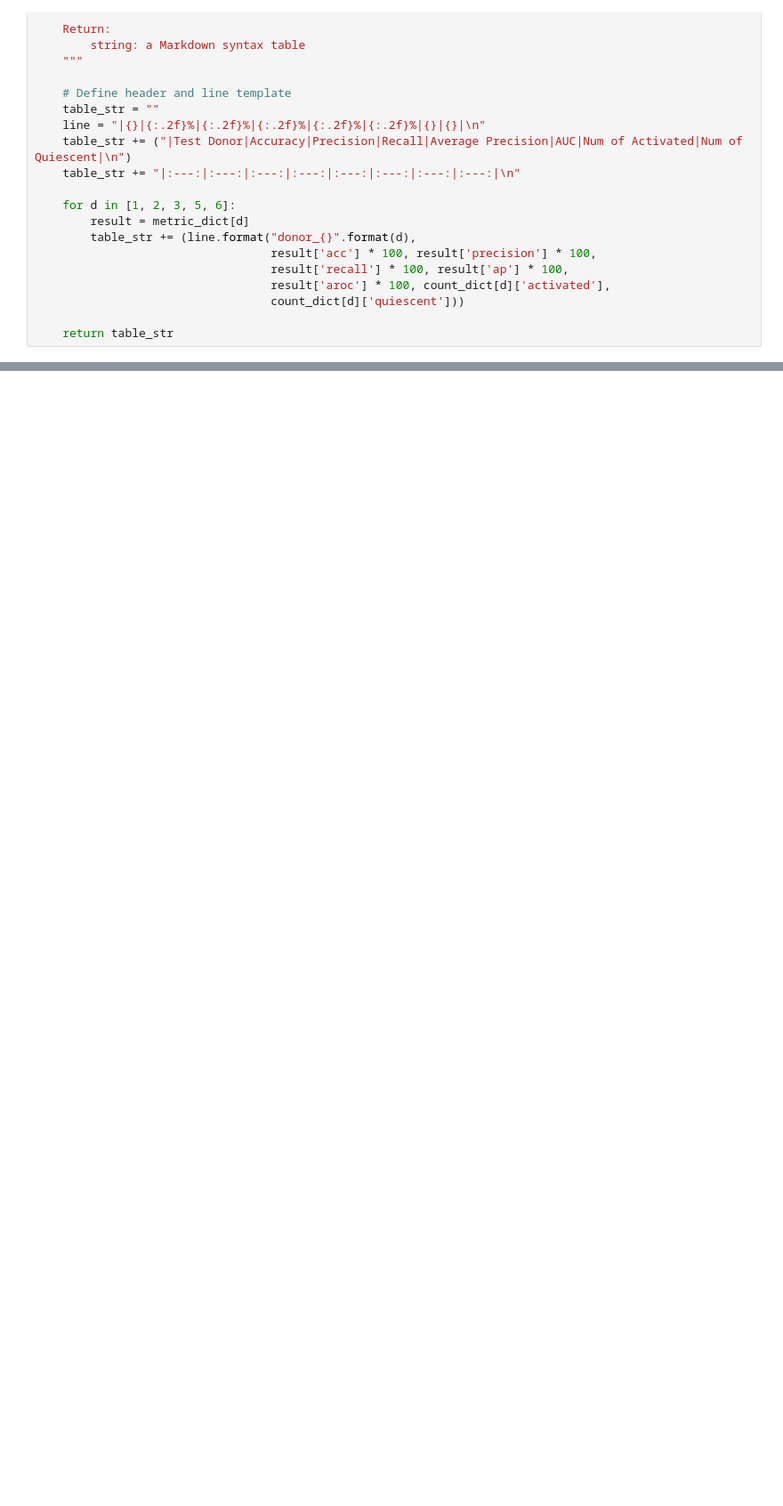
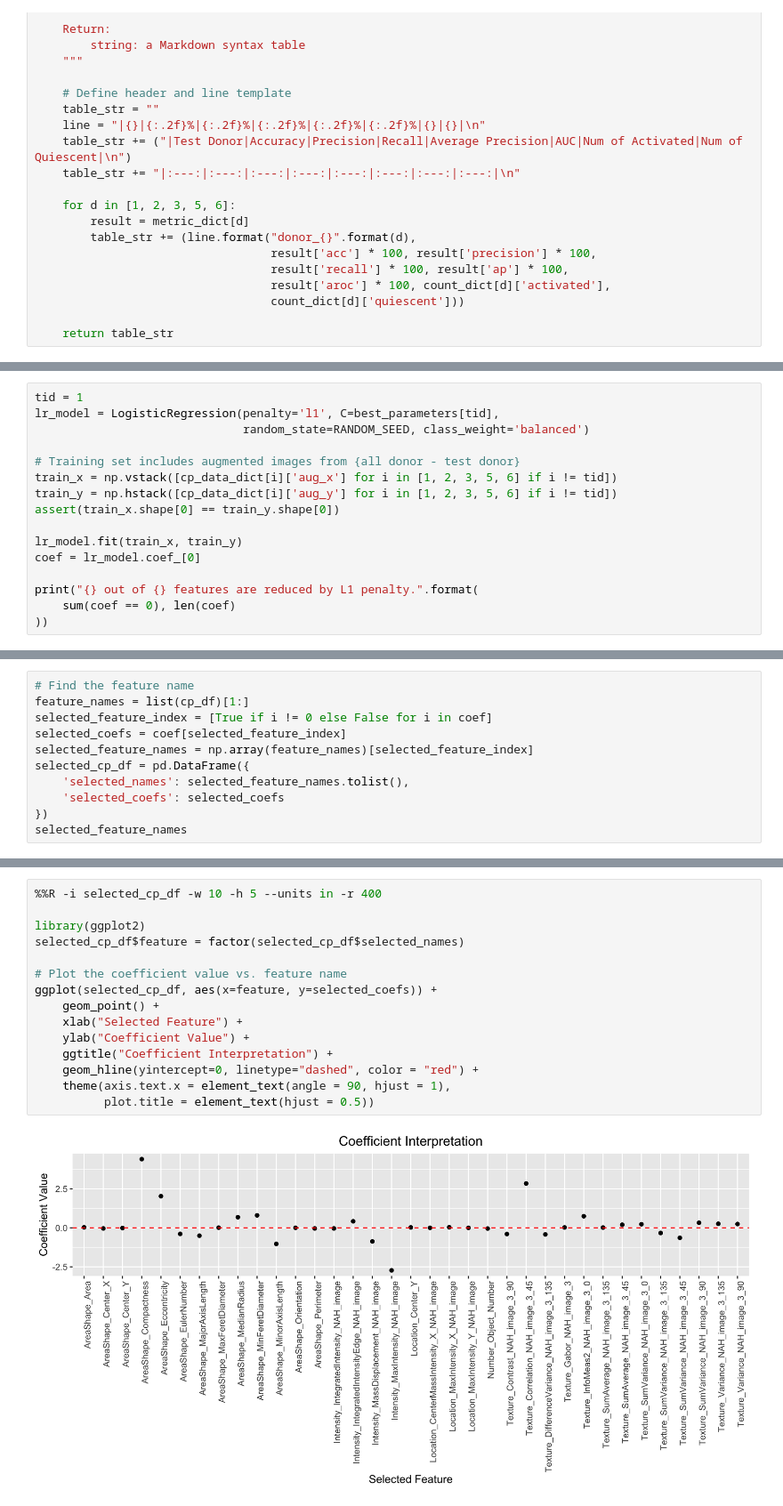
Before and after one commit to gitter-lab/t-cell-classification, a Jupyter notebook: logistic_regression.ipynb, the cells around one changed output, grey strips where cells are left out. Shown at 89% size. Saved outputs shown, nothing was run; the diff lists cells and outputs as text; blank space fills up the shorter version.

```diff
--- a/logistic_regression.ipynb
+++ b/logistic_regression.ipynb
@@ -335,0 +854,16 @@ As we can see, the average accuracy for all test donors are above $50\%$. A simp
+# %%
+tid = 1
+lr_model = LogisticRegression(penalty='l1', C=best_parameters[tid],
+                              random_state=RANDOM_SEED, class_weight='balanced')
+
+# Training set includes augmented images from {all donor - test donor}
+train_x = np.vstack([cp_data_dict[i]['aug_x'] for i in [1, 2, 3, 5, 6] if i != tid])
+train_y = np.hstack([cp_data_dict[i]['aug_y'] for i in [1, 2, 3, 5, 6] if i != tid])
+assert(train_x.shape[0] == train_y.shape[0])
+
+lr_model.fit(train_x, train_y)
+coef = lr_model.coef_[0]
+
+print("{} out of {} features are reduced by L1 penalty.".format(
+    sum(coef == 0), len(coef)
+))
@@ -335,0 +874,11 @@ As we can see, the average accuracy for all test donors are above $50\%$. A simp
+# %%
+# Find the feature name
+feature_names = list(cp_df)[1:]
+selected_feature_index = [True if i != 0 else False for i in coef]
+selected_coefs = coef[selected_feature_index]
+selected_feature_names = np.array(feature_names)[selected_feature_index]
+selected_cp_df = pd.DataFrame({
+    'selected_names': selected_feature_names.tolist(),
+    'selected_coefs': selected_coefs
+})
+selected_feature_names
@@ -335,0 +903,17 @@ As we can see, the average accuracy for all test donors are above $50\%$. A simp
+# %%
+%%R -i selected_cp_df -w 10 -h 5 --units in -r 400
+
+library(ggplot2)
+selected_cp_df$feature = factor(selected_cp_df$selected_names)
+
+# Plot the coefficient value vs. feature name
+ggplot(selected_cp_df, aes(x=feature, y=selected_coefs)) +
+    geom_point() +
+    xlab("Selected Feature") +
+    ylab("Coefficient Value") +
+    ggtitle("Coefficient Interpretation") +
+    geom_hline(yintercept=0, linetype="dashed", color = "red") +
+    theme(axis.text.x = element_text(angle = 90, hjust = 1),
+          plot.title = element_text(hjust = 0.5))
+# %% [output]
+[figure, added]
```
Also changed, not shown: parts of 70 cells of this notebook, 4 other files.
